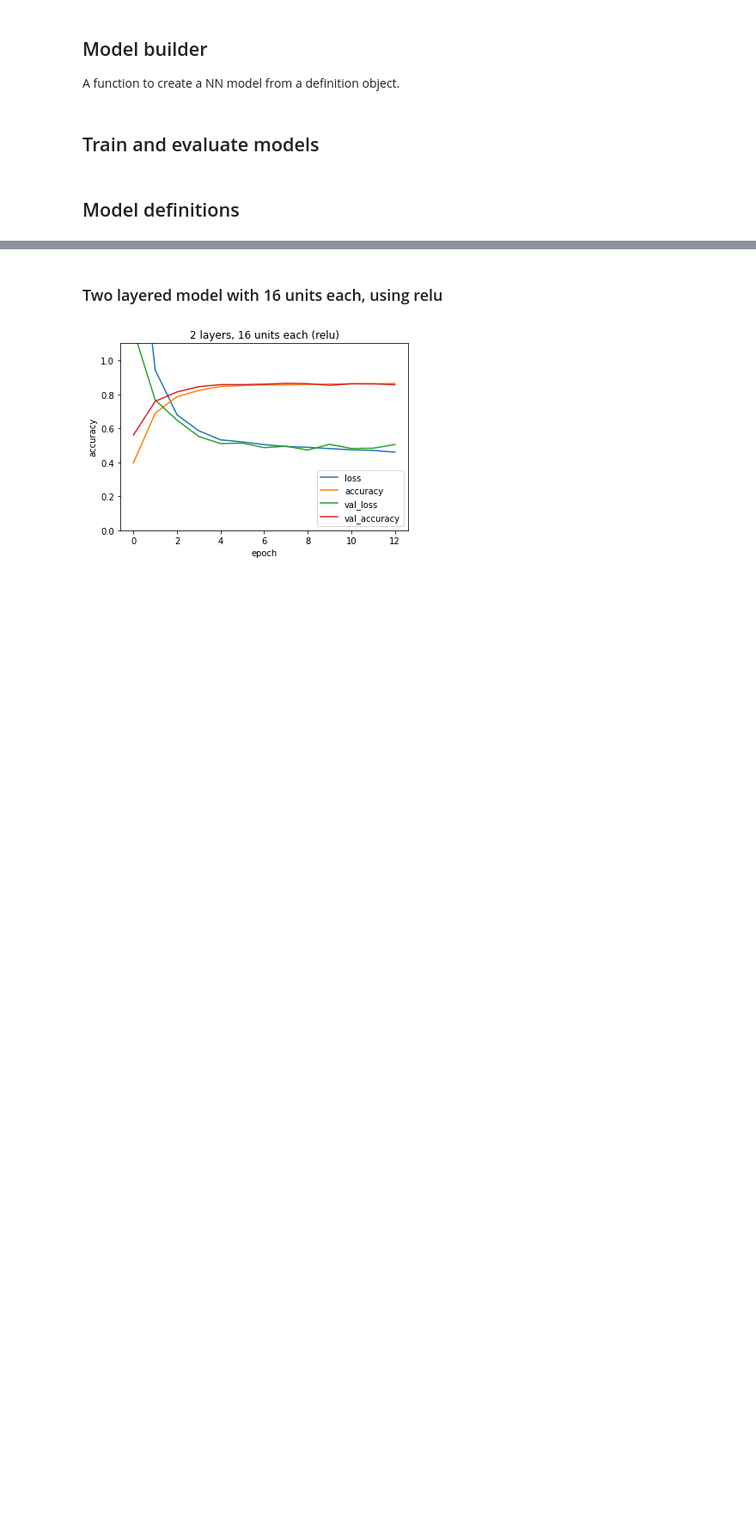
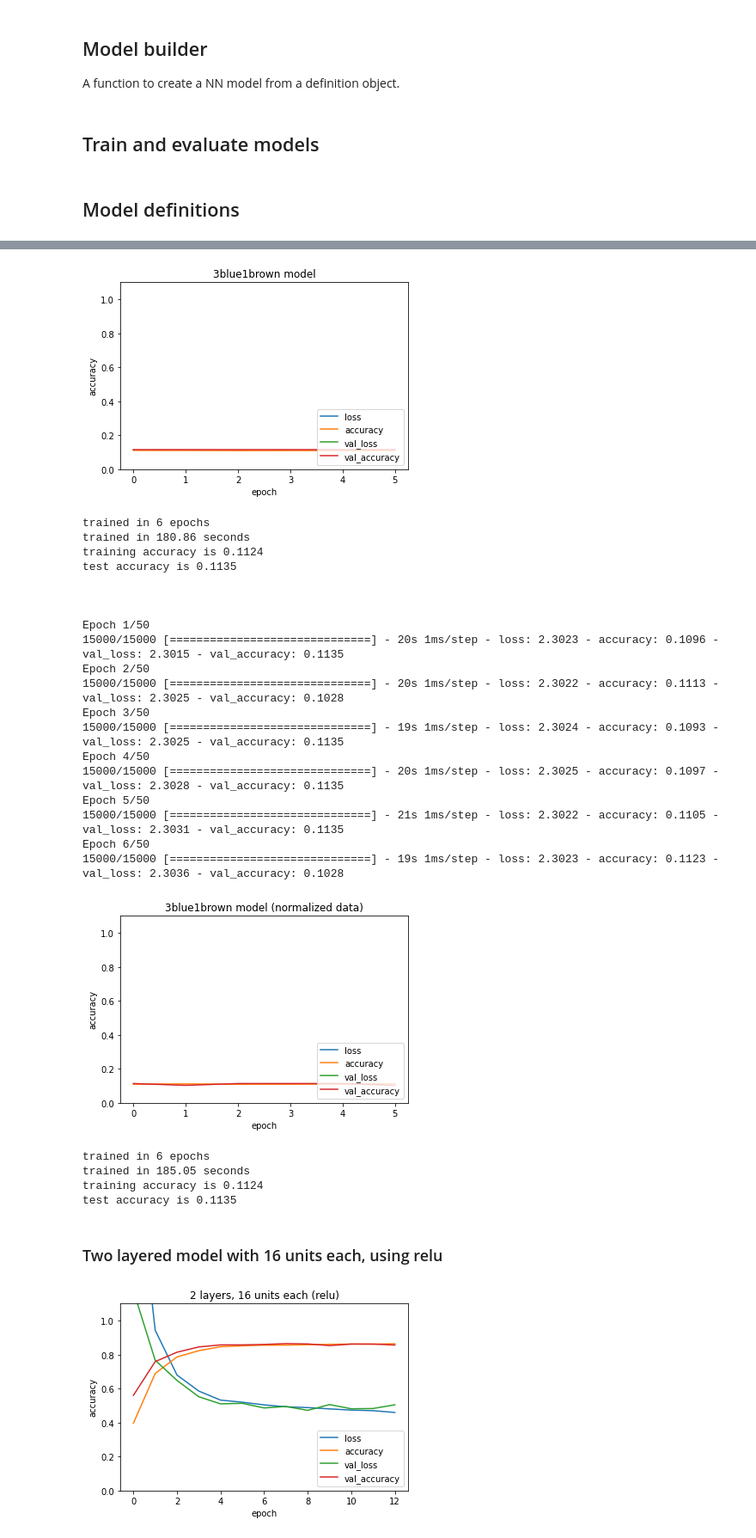
Before and after one commit to eat-your-broccoli/deeplearning, a Jupyter notebook: 02/Simple MNIST Handwritten Digit Recognition lgoettle.ipynb, the cells around one changed output, grey strips where cells are left out. Shown at 86% size. Saved outputs shown, nothing was run; the diff lists cells and outputs as text; code cells hidden in the pictures; blank space fills up the shorter version.

Commit message:
added 3blue1brown sample model

```diff
--- a/02/Simple MNIST Handwritten Digit Recognition lgoettle.ipynb
+++ b/02/Simple MNIST Handwritten Digit Recognition lgoettle.ipynb
@@ -94,7 +94,7 @@ def run_model(model, train_x, train_y, test_x, test_y, epochs = 50, batch_size =
     history = model.fit(
         train_x,
         train_y,
-        verbose=0,
+        verbose=1,
         epochs=epochs,
         batch_size=batch_size,
         callbacks=callbacks,
@@ -142,0 +149,21 @@ def run_model(model, train_x, train_y, test_x, test_y, epochs = 50, batch_size =
+# %%
+model_def = {
+    "name": "3blue1brown model",
+    "input_layer": tf.keras.layers.Flatten(),
+    "hidden_layers": [
+        tf.keras.layers.Dense(16, activation=tf.nn.relu),
+        tf.keras.layers.Dense(16, activation=tf.nn.relu)
+    ],
+    "output_layer": tf.keras.layers.Dense(10, activation=tf.nn.softmax),
+    "optimizer": tf.keras.optimizers.SGD(learning_rate=0.01),
+    "loss_func": 'sparse_categorical_crossentropy',
+    "metrics": ['accuracy']
+}
+# build model twice (normalized, not normalized data)
+mod_1 = build_model(model_def)
+mod_2 = build_model(model_def)
+
+#train and visualize both models
+run_model(mod_1, x_train, y_train, x_test, y_test, 50, 4, model_def['name'])
+run_model(mod_2, x_train_norm, y_train, x_test_norm, y_test, 50, 4, model_def['name'] + ' (normalized data)')
+# %% [output]
@@ -143,3 +182,28 @@ def run_model(model, train_x, train_y, test_x, test_y, epochs = 50, batch_size =
+[figure, added]
+trained in 6 epochs
+trained in 180.86 seconds
+training accuracy is 0.1124
+test accuracy is 0.1135
+
+
+
+Epoch 1/50
+15000/15000 [==============================] - 20s 1ms/step - loss: 2.3023 - accuracy: 0.1096 - val_loss: 2.3015 - val_accuracy: 0.1135
+Epoch 2/50
+15000/15000 [==============================] - 20s 1ms/step - loss: 2.3022 - accuracy: 0.1113 - val_loss: 2.3025 - val_accuracy: 0.1028
+Epoch 3/50
+15000/15000 [==============================] - 19s 1ms/step - loss: 2.3024 - accuracy: 0.1093 - val_loss: 2.3025 - val_accuracy: 0.1135
+Epoch 4/50
+15000/15000 [==============================] - 20s 1ms/step - loss: 2.3025 - accuracy: 0.1097 - val_loss: 2.3028 - val_accuracy: 0.1135
+Epoch 5/50
+15000/15000 [==============================] - 21s 1ms/step - loss: 2.3022 - accuracy: 0.1105 - val_loss: 2.3031 - val_accuracy: 0.1135
+Epoch 6/50
+15000/15000 [==============================] - 19s 1ms/step - loss: 2.3023 - accuracy: 0.1123 - val_loss: 2.3036 - val_accuracy: 0.1028
+[figure, added]
+trained in 6 epochs
+trained in 185.05 seconds
+training accuracy is 0.1124
+test accuracy is 0.1135
 # %% [markdown]
 ### Two layered model with 16 units each, using relu
 # %%
```
Also changed, not shown: parts of 2 cells of this notebook.
